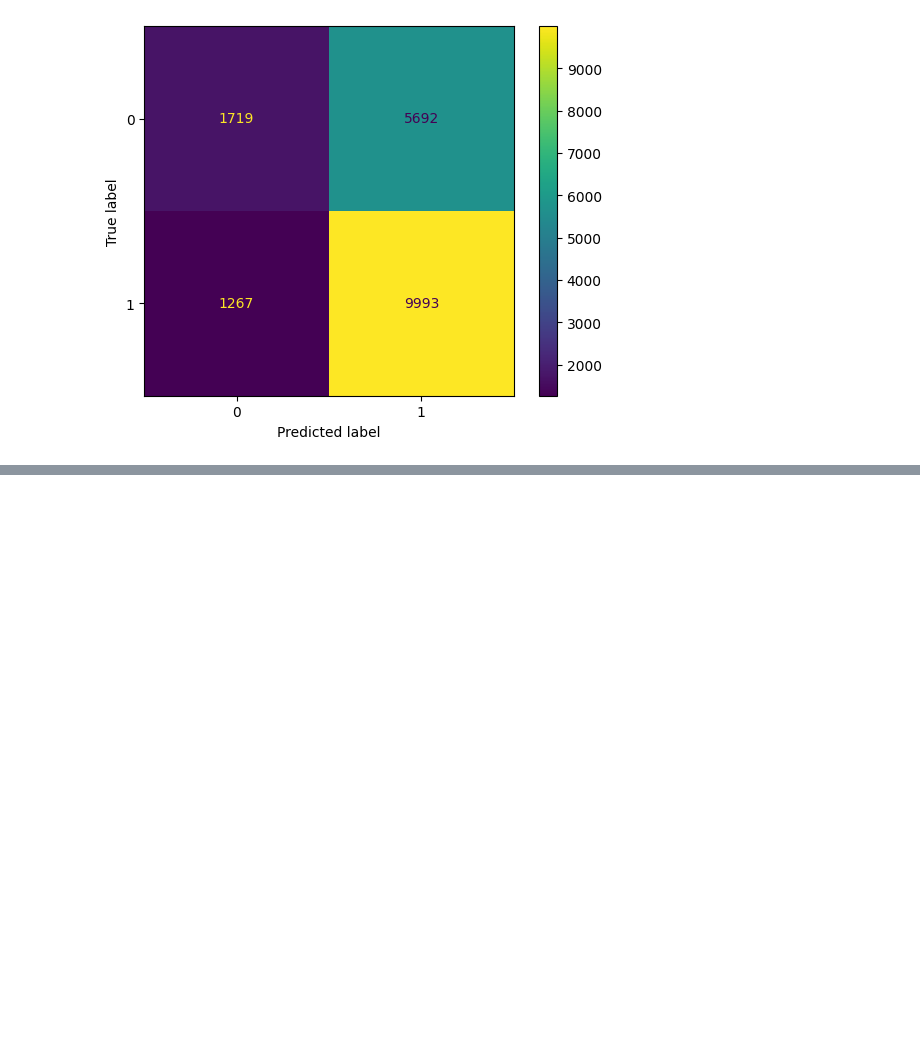
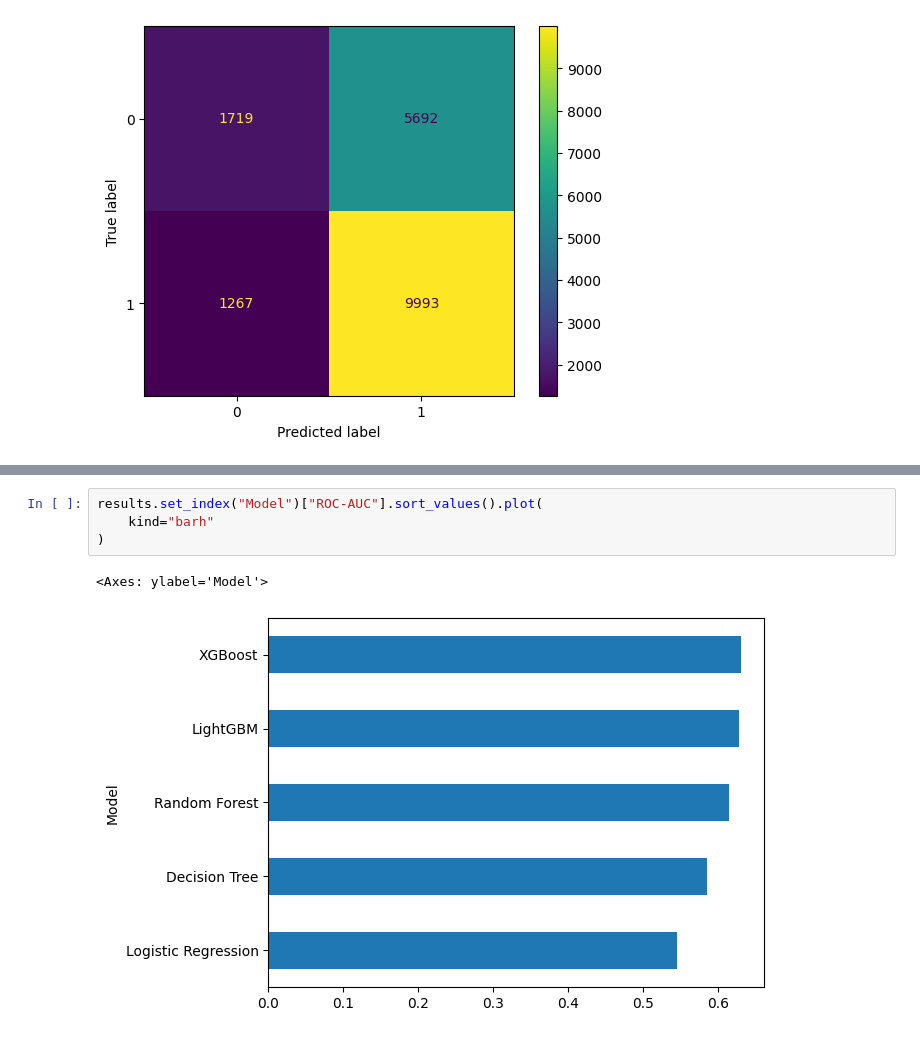
Before and after one commit to ferrettijaime-cmd/Professional_portfolio, a Jupyter notebook: Churn_and_Marketing_Analytics/Script_Python/churn_analysis.ipynb, the cells around one changed output, grey strips where cells are left out. Saved outputs shown, nothing was run; the diff lists cells and outputs as text; blank space fills up the shorter version.

Commit message:
Model selection

```diff
--- a/Churn_and_Marketing_Analytics/Script_Python/churn_analysis.ipynb
+++ b/Churn_and_Marketing_Analytics/Script_Python/churn_analysis.ipynb
@@ -549,0 +553,7 @@ ROC-AUC
+# %%
+results.set_index("Model")["ROC-AUC"].sort_values().plot(
+    kind="barh"
+)
+# %% [output]
+<Axes: ylabel='Model'>
+[figure, added]
```
Also changed, not shown: parts of 12 cells of this notebook.
